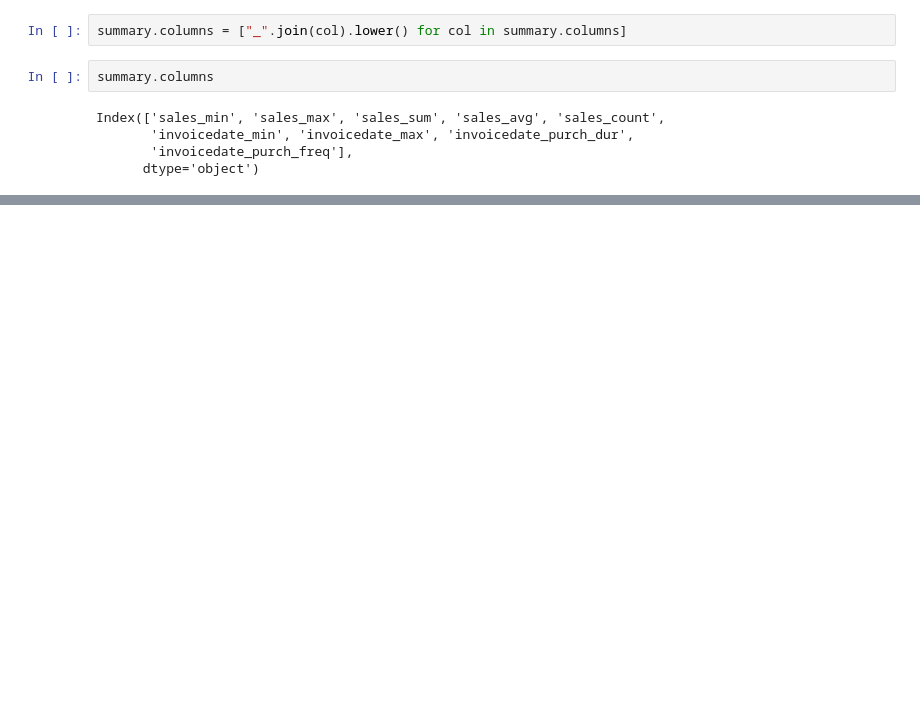
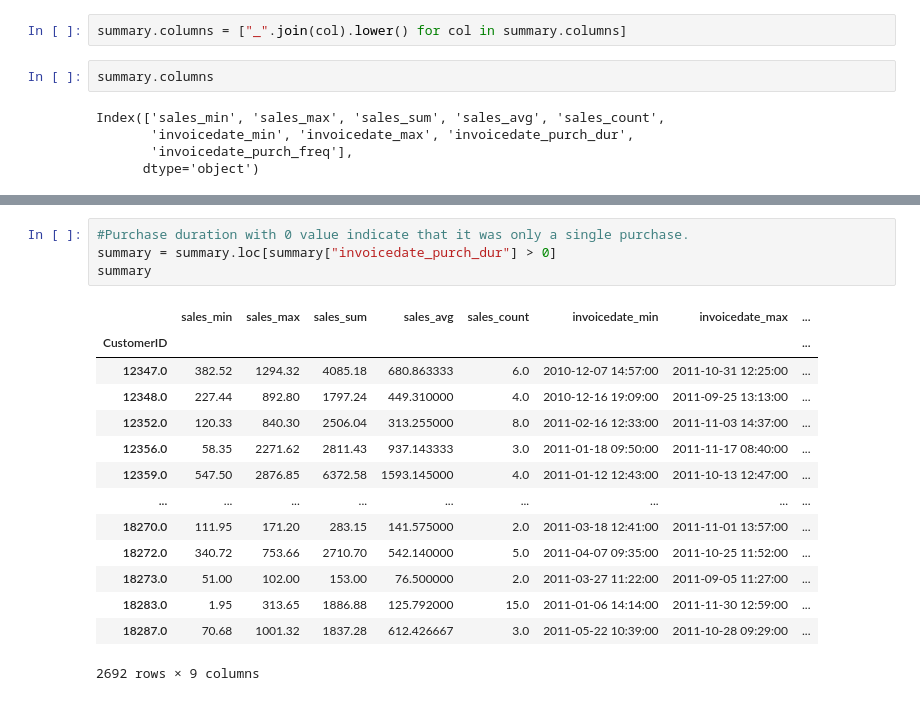
Before and after one commit to Zielzor/Customer-Lifetime-Value, a Jupyter notebook: Customer Lifetime Value Analysis.ipynb, the cells around one changed output, grey strips where cells are left out. Cells and saved outputs as stored; diff of their text form; blank space fills up the shorter version.

```diff
--- a/Customer Lifetime Value Analysis.ipynb
+++ b/Customer Lifetime Value Analysis.ipynb
@@ -97,0 +121,19 @@ Index(['sales_min', 'sales_max', 'sales_sum', 'sales_avg', 'sales_count',
+# %%
+#Purchase duration with 0 value indicate that it was only a single purchase.
+summary = summary.loc[summary["invoicedate_purch_dur"] > 0]
+summary
+# %% [output]
+|  | sales_min | sales_max | sales_sum | sales_avg | sales_count | invoicedate_min | invoicedate_max | ... |
+| CustomerID |  |  |  |  |  |  |  | ... |
+| 12347.0 | 382.52 | 1294.32 | 4085.18 | 680.863333 | 6.0 | 2010-12-07 14:57:00 | 2011-10-31 12:25:00 | ... |
+| 12348.0 | 227.44 | 892.80 | 1797.24 | 449.310000 | 4.0 | 2010-12-16 19:09:00 | 2011-09-25 13:13:00 | ... |
+| 12352.0 | 120.33 | 840.30 | 2506.04 | 313.255000 | 8.0 | 2011-02-16 12:33:00 | 2011-11-03 14:37:00 | ... |
+| 12356.0 | 58.35 | 2271.62 | 2811.43 | 937.143333 | 3.0 | 2011-01-18 09:50:00 | 2011-11-17 08:40:00 | ... |
+| 12359.0 | 547.50 | 2876.85 | 6372.58 | 1593.145000 | 4.0 | 2011-01-12 12:43:00 | 2011-10-13 12:47:00 | ... |
+| ... | ... | ... | ... | ... | ... | ... | ... | ... |
+| 18270.0 | 111.95 | 171.20 | 283.15 | 141.575000 | 2.0 | 2011-03-18 12:41:00 | 2011-11-01 13:57:00 | ... |
+| 18272.0 | 340.72 | 753.66 | 2710.70 | 542.140000 | 5.0 | 2011-04-07 09:35:00 | 2011-10-25 11:52:00 | ... |
+| 18273.0 | 51.00 | 102.00 | 153.00 | 76.500000 | 2.0 | 2011-03-27 11:22:00 | 2011-09-05 11:27:00 | ... |
+| 18283.0 | 1.95 | 313.65 | 1886.88 | 125.792000 | 15.0 | 2011-01-06 14:14:00 | 2011-11-30 12:59:00 | ... |
+| 18287.0 | 70.68 | 1001.32 | 1837.28 | 612.426667 | 3.0 | 2011-05-22 10:39:00 | 2011-10-28 09:29:00 | ... |
+2692 rows × 9 columns
```
Also changed, not shown: parts of 35 cells of this notebook.
